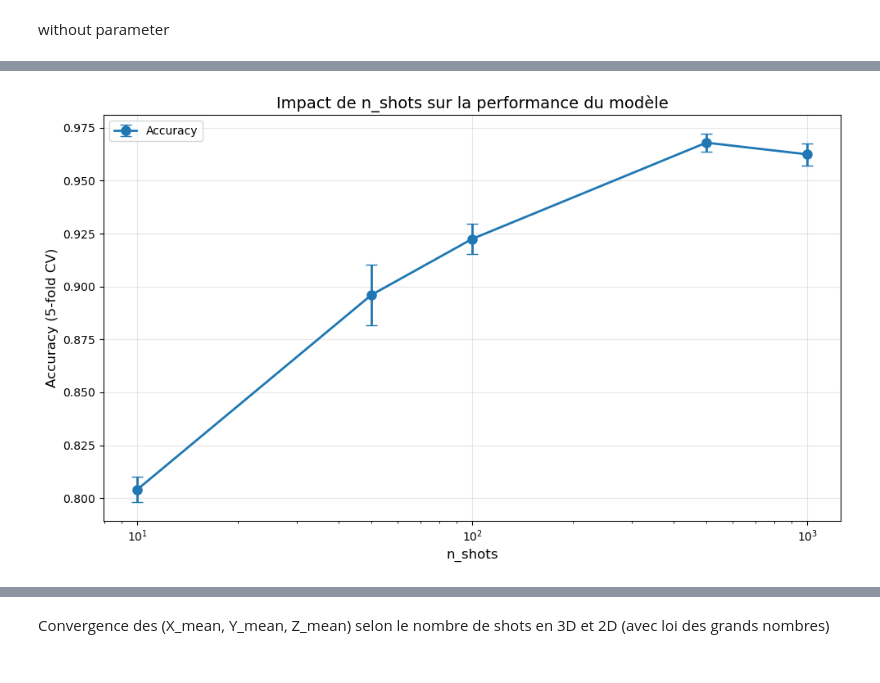
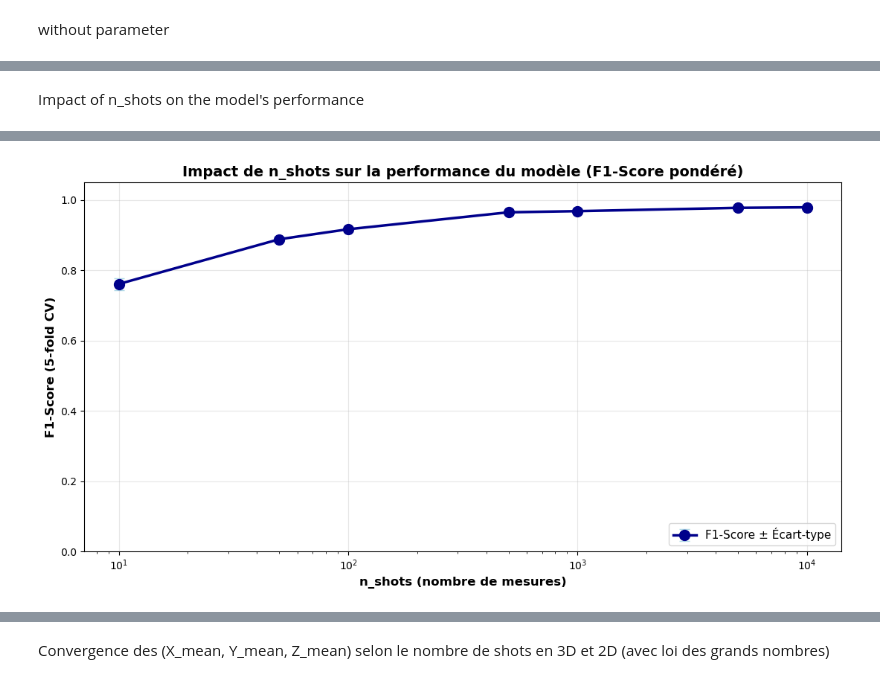
Before and after one commit to TonyPansera/Quantum-state-tomography, a Jupyter notebook: model_ML/test_classification.ipynb, the cells around one changed output, grey strips where cells are left out. Saved outputs shown, nothing was run; the diff lists cells and outputs as text; code cells hidden in the pictures.

```diff
--- a/model_ML/test_classification.ipynb
+++ b/model_ML/test_classification.ipynb
@@ -202,17 +199,20 @@ weighted avg       0.94      0.93      0.93      1000
+# %% [markdown]
+Impact of n_shots on the model's performance
 # %%
 # Analyser l'impact de n_shots sur la performance du modèle
 from sklearn.model_selection import cross_val_score
 
-n_shots_values = [10, 50, 100, 500, 1000]
+n_shots_values = [10, 50, 100, 500, 1000, 5000, 10000]
 results = []
 
-print("Analyse de l'impact de n_shots sur les performances...\n")
+print("Analyse de l'impact de n_shots sur la performance du modèle (F1-Score)...\n")
+print("="*80)
 
 for n_shots in n_shots_values:
     # Générer dataset avec ce n_shots
     df_temp, X_temp, y_temp = build_purity_classification_dataset(
         n_shots=n_shots,
-        n_states_total=2000,
+        n_states_total=5000,
         mixed_proportion=0.3
     )
 
@@ -220,38 +220,57 @@ for n_shots in n_shots_values:
     X_temp_data = df_temp[['X_mean', 'Y_mean', 'Z_mean']]
     X_temp_scaled = StandardScaler().fit_transform(X_temp_data)
 
-    # Évaluer avec le modèle optimal trouvé
+    # Évaluer avec le modèle optimal trouvé avec F1-Score
     model = SVC(**grid_search.best_params_)
-    cv_scores = cross_val_score(model, X_temp_scaled, y_temp, cv=5, scoring='accuracy')
+    cv_scores = cross_val_score(model, X_temp_scaled, y_temp, cv=5, scoring='f1_weighted')
 
     results.append({
         'n_shots': n_shots,
-        'mean_accuracy': cv_scores.mean(),
-        'std_accuracy': cv_scores.std()
+        'mean_f1': cv_scores.mean(),
+        'std_f1': cv_scores.std()
     })
 
-    print(f"n_shots={n_shots:4d} | Accuracy: {cv_scores.mean():.4f} ± {cv_scores.std():.4f}")
+    print(f"n_shots={n_shots:5d} | F1-Score: {cv_scores.mean():.4f} ± {cv_scores.std():.4f}")
 
-# Visualiser la convergence
+print("="*80)
+
+# Créer DataFrame
 results_df = pd.DataFrame(results)
 
-plt.figure(figsize=(10, 6))
-plt.errorbar(results_df['n_shots'], results_df['mean_accuracy'],
-             yerr=results_df['std_accuracy'],
-             fmt='o-', capsize=5, linewidth=2, markersize=8, label='Accuracy')
-plt.xlabel('n_shots', fontsize=12)
-plt.ylabel('Accuracy (5-fold CV)', fontsize=12)
-plt.title('Impact de n_shots sur la performance du modèle', fontsize=14)
-plt.xscale('log')
-plt.grid(True, alpha=0.3)
-plt.legend()
+# Visualiser la convergence avec F1-Score
+fig, ax = plt.subplots(figsize=(11, 6))
+
+ax.errorbar(results_df['n_shots'], results_df['mean_f1'],
+            yerr=results_df['std_f1'],
+            fmt='o-', capsize=5, linewidth=2.5, markersize=10,
+            color='darkblue', ecolor='lightblue', label='F1-Score ± Écart-type')
+
+ax.set_xlabel('n_shots (nombre de mesures)', fontsize=12, fontweight='bold')
+ax.set_ylabel('F1-Score (5-fold CV)', fontsize=12, fontweight='bold')
+ax.set_title('Impact de n_shots sur la performance du modèle (F1-Score pondéré)', fontsize=14, fontweight='bold')
+ax.set_xscale('log')
+ax.grid(True, alpha=0.3)
+ax.legend(fontsize=11, loc='lower right')
+ax.set_ylim([0, 1.05])
+
 plt.tight_layout()
 plt.show()
 
 # Recommandation
-optimal_idx = results_df['mean_accuracy'].idxmax()
+optimal_idx = results_df['mean_f1'].idxmax()
 optimal_n_shots = results_df.loc[optimal_idx, 'n_shots']
-optimal_accuracy = results_df.loc[optimal_idx, 'mean_accuracy']
+optimal_f1 = results_df.loc[optimal_idx, 'mean_f1']
+optimal_std = results_df.loc[optimal_idx, 'std_f1']
 
-print(f"\n✓ n_shots optimal : {int(optimal_n_shots)} avec accuracy = {optimal_accuracy:.4f}")
+print(f"\n{'='*80}")
+print("RÉSUMÉ - IMPACT DE N_SHOTS SUR LA PERFORMANCE (F1-SCORE)")
+print(f"{'='*80}")
+print(f"\n✓ n_shots optimal : {int(optimal_n_shots)}")
+print(f"  F1-Score: {optimal_f1:.4f} ± {optimal_std:.4f}")
+print(f"\n✓ Progression du F1-Score:")
+print(f"  • n_shots minimal (10):     F1 = {results_df.loc[0, 'mean_f1']:.4f}")
+print(f"  • n_shots optimal ({int(optimal_n_shots)}):  F1 = {optimal_f1:.4f} ⭐")
+print(f"  • n_shots maximal (10000):  F1 = {results_df.loc[len(results_df)-1, 'mean_f1']:.4f}")
+print(f"\n✓ Amélioration : {(optimal_f1 - results_df.loc[0, 'mean_f1'])*100:.2f}% par rapport à n_shots=10")
+print(f"{'='*80}")
 # %% [output]
@@ -270 +296 @@ n_shots=1000 | Accuracy: 0.9625 ± 0.0052
-[figure, old version]
+[figure, new version]
```
Also changed, not shown: parts of 20 cells of this notebook.
